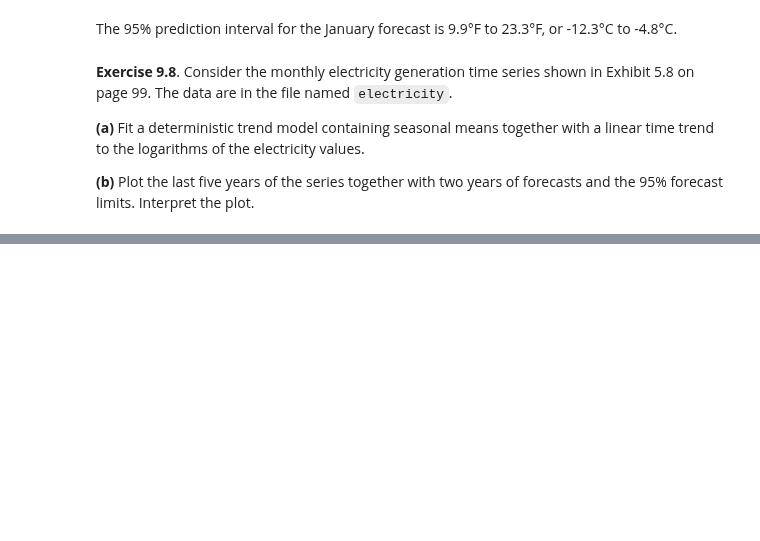
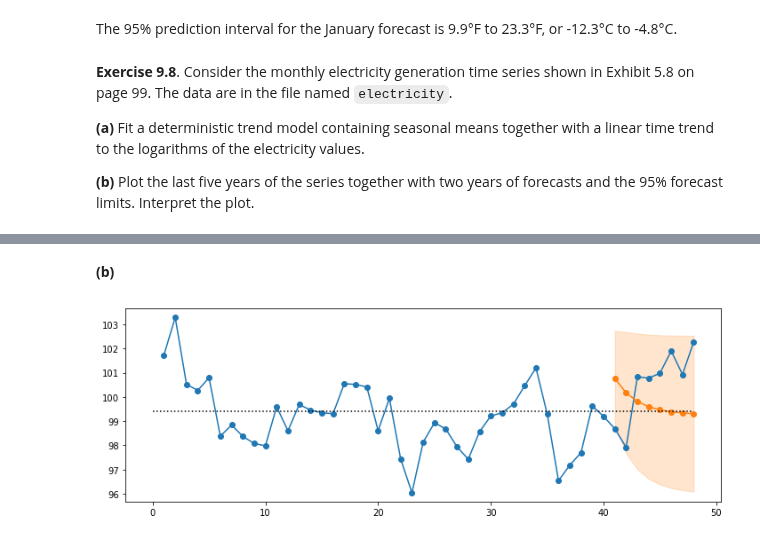
Before and after one commit to telmo-correa/time-series-analysis, a Jupyter notebook: Python/Chapter 09 (Ex 01 - 10) - Forecasting.ipynb, the cells around one changed output, grey strips where cells are left out. Cells and saved outputs as stored; diff of their text form; code cells hidden in the pictures; blank space fills up the shorter version.

```diff
--- a/Python/Chapter 09 (Ex 01 - 10) - Forecasting.ipynb
+++ b/Python/Chapter 09 (Ex 01 - 10) - Forecasting.ipynb
@@ -310,0 +416,3 @@ The 95% prediction interval for the January forecast is 9.9°F to 23.3°F, or -1
+# %%
+np.random.seed(2000)
+Y = generate_arima(phi=0.8, n=48) + 100
@@ -310,0 +421,3 @@ The 95% prediction interval for the January forecast is 9.9°F to 23.3°F, or -1
+# %%
+model = ARIMA(Y[:40], order=(1, 0, 0)).fit(method='mle')
+print(model.summary())
@@ -310,0 +445,20 @@ The 95% prediction interval for the January forecast is 9.9°F to 23.3°F, or -1
+# %% [markdown]
+**(b)**
+# %%
+Y_pred = model.predict(start=1, end=8, dynamic=True)
+# %%
+def se_ar1(se, lag, phi):
+    return np.sqrt(se**2 * (1 - phi**(2 * lag)) / (1 - phi**2))
+# %%
+process_mean = np.mean(Y)
+se = se_ar1(1, np.arange(1, 9), 0.8)
+z = norm.ppf(0.975)
+
+plt.figure(figsize=(12, 4))
+plt.plot(np.arange(1, len(Y)+1), Y, marker='o', color='C0')
+plt.plot(np.arange(41, 49), Y_pred, marker='o', color='C1')
+plt.fill_between(np.arange(41, 49), Y_pred - z * se, Y_pred + z * se, alpha=0.2, color='C1')
+plt.plot([0, 48], [process_mean, process_mean], ls=':', color='black')
+plt.show()
+# %% [output]
+[figure, added]
```
Also changed, not shown: parts of 22 cells of this notebook, 1 other file.
